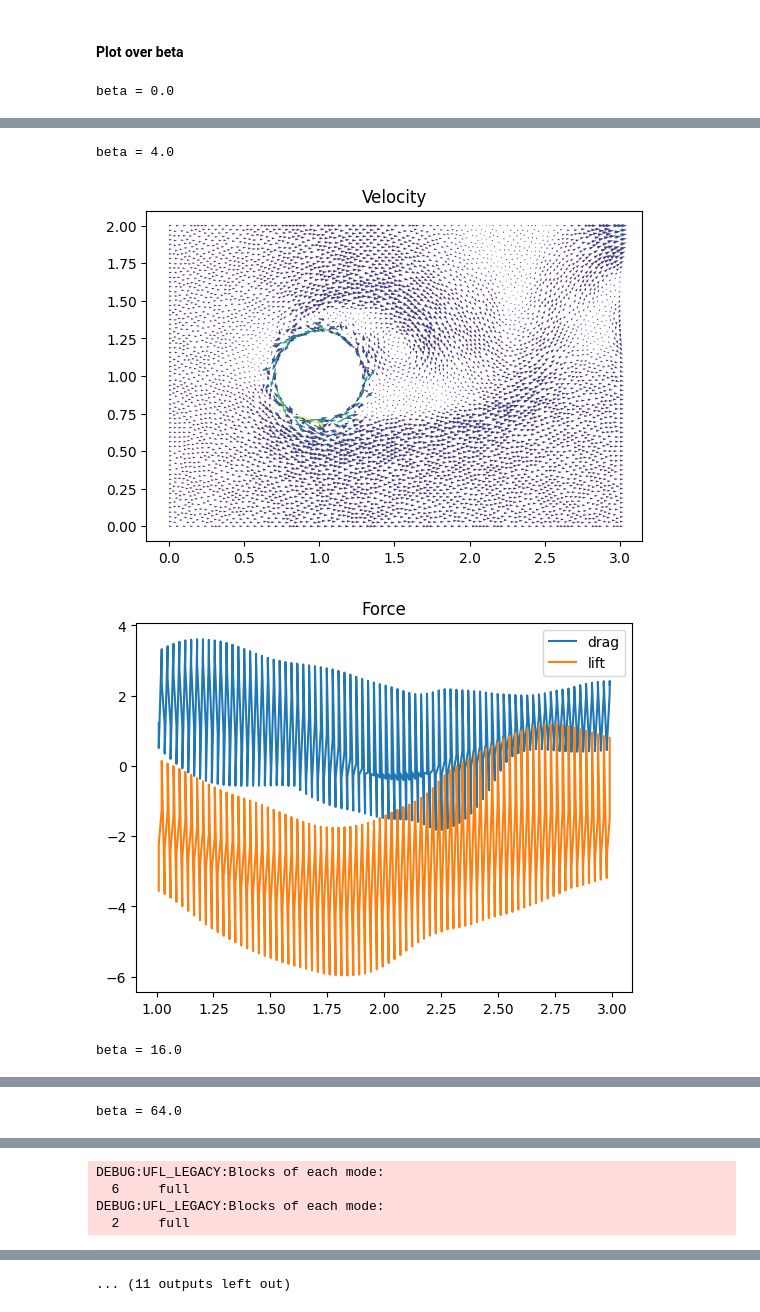
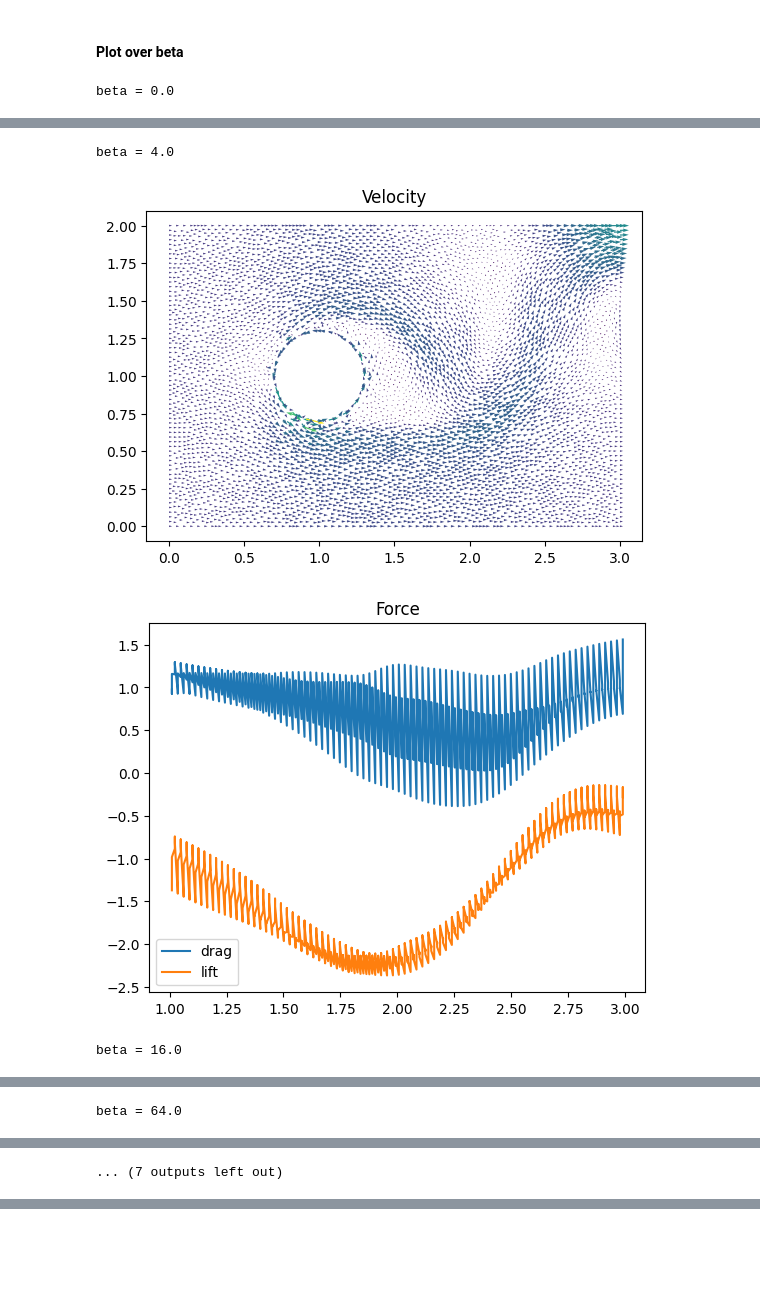
Before and after one commit to pouvelenc/DD2365-aflum, a Jupyter notebook: adaptive_slip_NS.ipynb, the cells around one changed output, grey strips where cells are left out. Saved outputs shown, nothing was run; the diff lists cells and outputs as text; code cells hidden in the pictures; blank space fills up the shorter version.

```diff
--- a/adaptive_slip_NS.ipynb
+++ b/adaptive_slip_NS.ipynb
@@ -195,7 +195,7 @@ for beta in beta_list:
   omega = 1.0
 
   # angular (tangential) velocity
-  u_t = 4.0
+  u_t = 2.0
 
   # Smagorinsky model (simplified)
   C_t = 1.0e-2
@@ -321,33 +321,33 @@ for beta in beta_list:
 
   # Plot solution
   plt.figure()
   plot(u1, title="Velocity")
 
   plot_time += T/plot_freq
 
   plt.show()
 
   plt.figure()
   plt.title("Force")
   plt.plot(time, force_array_D, label="drag")
   plt.plot(time, force_array_L, label="lift")
   plt.legend()
   plt.show()
 
   average_lift.append(- np.mean(force_array_L))
   variance_lift.append(np.var(force_array_L))
 
 plt.figure()
 plt.title("average lift force")
 plt.plot(beta_list, average_lift, label='avg lift')
 plt.plot(beta_list, variance_lift, label='variance')
 plt.legend()
 plt.show()
 # %% [output]
 beta = 0.0
 [figure]
 [figure]
 beta = 4.0
-[figure, old version]
+[figure, new version]
-[figure, old version]
+[figure, new version]
 beta = 16.0
@@ -357,4 +359 @@ beta = 64.0
-DEBUG:UFL_LEGACY:Blocks of each mode:
-  6     full
-DEBUG:UFL_LEGACY:Blocks of each mode:
-  2     full
+... (7 outputs left out)
@@ -362 +359,0 @@ DEBUG:UFL_LEGACY:Blocks of each mode:
-... (11 outputs left out)
```
Also changed, not shown: parts of 1 cell of this notebook.
